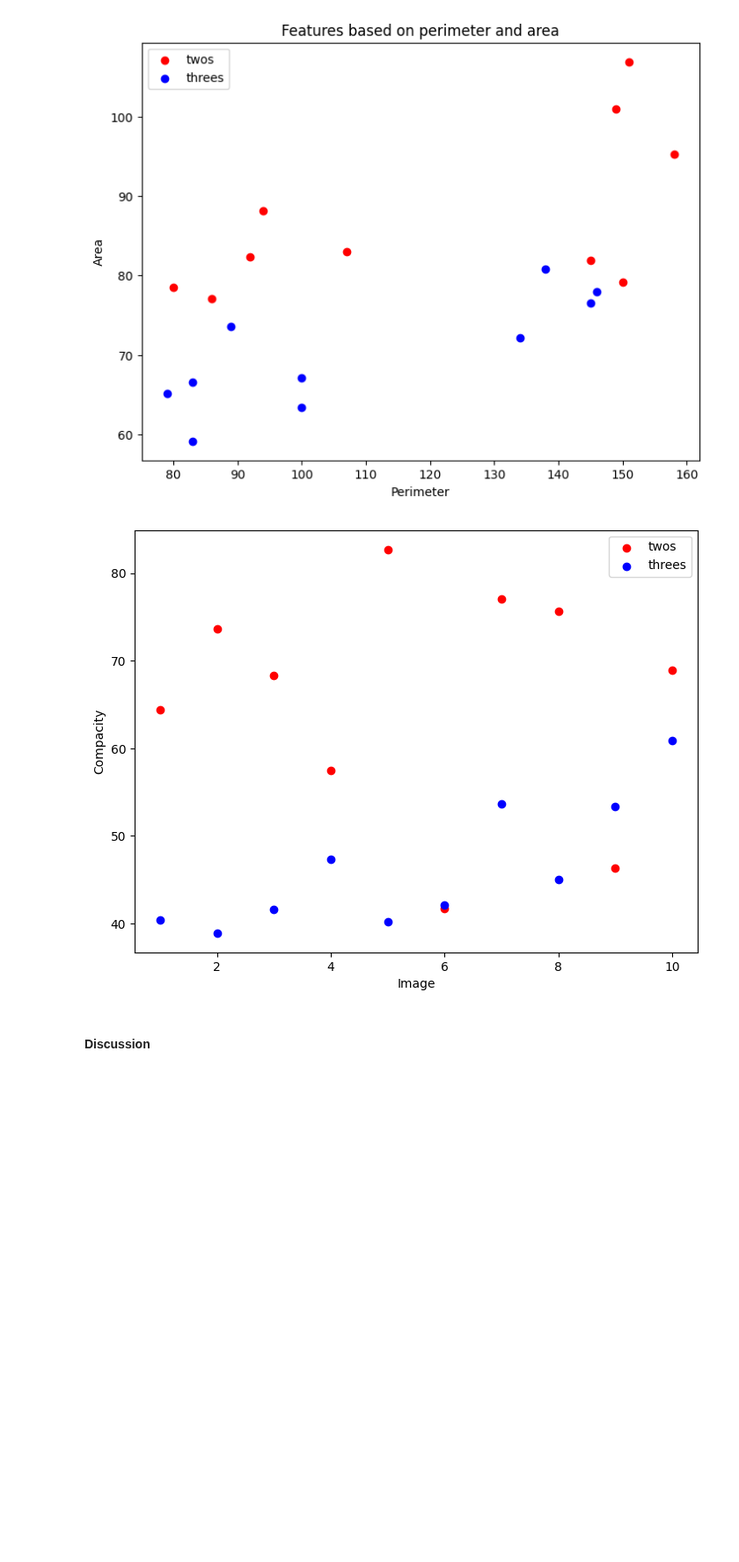
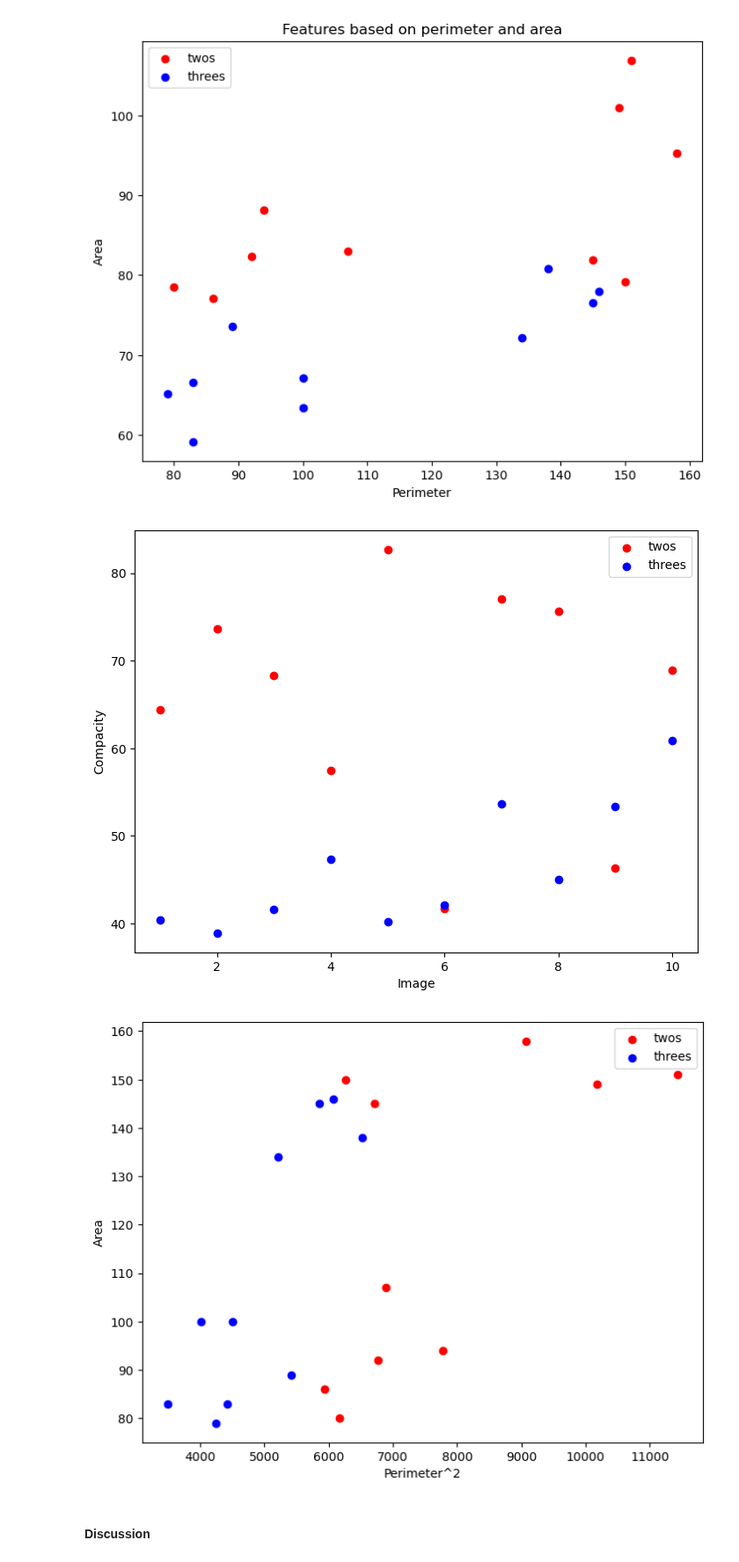
Before and after one commit to mrizaarseven98/do-not-cheat, a Jupyter notebook: labs/lab_02_object_description.ipynb, the cells around one changed output. Shown at 88% size. Saved outputs shown, nothing was run; the diff lists cells and outputs as text; code cells hidden in the pictures; blank space fills up the shorter version.

```diff
--- a/labs/lab_02_object_description.ipynb
+++ b/labs/lab_02_object_description.ipynb
@@ -499,6 +531,7 @@ def calculate_props(images):
     area_list = []
     perimeter_list = []
     compactness_list = []
+    p2_list = []
 
     for image in images:
         # Extract the contours of the numbers in the image
@@ -506,15 +539,20 @@ def calculate_props(images):
         contours_list.append(contours)
         area = get_area(image)
         area_list.append(area)
+
         # Calculate the area and perimeter of each contour and print the results
         for contour in contours:
             perimeter = calculate_dims(contour)
             compactness = perimeter**2/area
+            p2  = perimeter**2
+            p2_list.append(p2)
             perimeter_list.append(perimeter)
             compactness_list.append(compactness)
             #print("Area: {}, Perimeter: {}, Compactness: {}".format(area, perimeter, compactness))
 
-    return contours_list, area_list, perimeter_list, compactness_list
+    return contours_list, area_list, perimeter_list, compactness_list, p2_list
 
-tc, ta, tp, tcs = calculate_props(twos_im_p)
-thc, tha, thp, thcs = calculate_props(threes_im_p)
+tc, ta, tp, tcs, tpp= calculate_props(twos_im_p)
+thc, tha, thp, thcs, thpp = calculate_props(threes_im_p)
+
+print(tpp)
@@ -563,21 +603,33 @@ plt.show()
 # %%
 # TODO: Make the 1D plot of the compacity
 import matplotlib.pyplot as plt
 
 # Create the x and y data
 x = list(range(1, 11))
 
 
 fig = plt.figure()
 ax = fig.add_axes([0,0,1,1])
 ax.scatter(x, tcs, color='r', label='twos')
 ax.scatter(x, thcs, color='b', label='threes')
 ax.legend(loc='best')
 ax.set_xlabel('Image')
 ax.set_ylabel('Compacity')
 plt.show()
+
+
+
+fig = plt.figure()
+ax = fig.add_axes([0,0,1,1])
+ax.scatter(tpp, ta, color='r', label='twos')
+ax.scatter(thpp, tha, color='b', label='threes')
+ax.legend(loc='best')
+ax.set_xlabel('Perimeter^2')
+ax.set_ylabel('Area')
+plt.show()
 # %% [output]
 [figure]
+[figure, added]
 # %% [markdown]
 ####  Discussion
 # %% [markdown]
```
Also changed, not shown: parts of 7 cells of this notebook.
